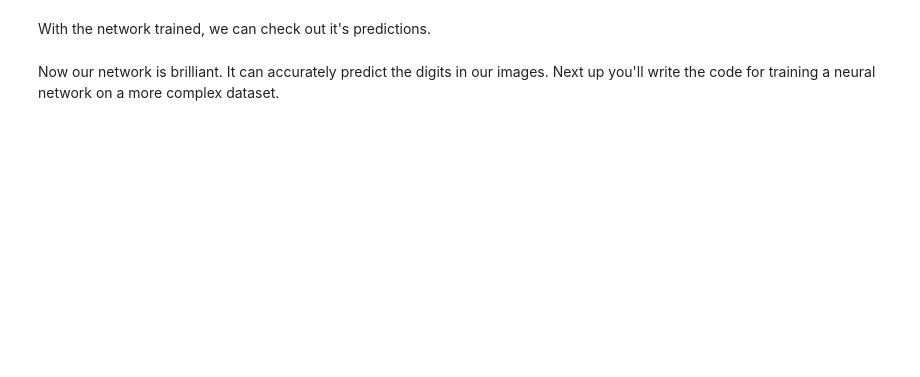
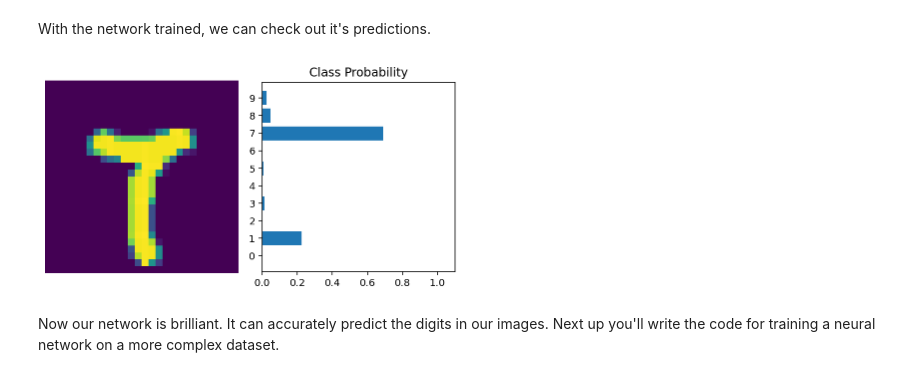
Before and after one commit to Bduz/intro_ml, a Jupyter notebook: Part 3 - Training Neural Networks.ipynb, the cells around one changed output. Drawn from its saved outputs; the diff is of its cells as text; code cells hidden in the pictures; blank space fills up the shorter version.

```diff
--- a/Part 3 - Training Neural Networks.ipynb
+++ b/Part 3 - Training Neural Networks.ipynb
@@ -117,7 +143,7 @@ from torchvision import datasets, transforms
 
 # Define a transform to normalize the data
 transform = transforms.Compose([transforms.ToTensor(),
-                              transforms.Normalize((0.5, 0.5, 0.5), (0.5, 0.5, 0.5)),
+                              transforms.Normalize((0.5), (0.5)),
                              ])
 # Download and load the training data
 trainset = datasets.MNIST('MNIST_data/', download=True, train=True, transform=transform)
@@ -209,13 +280,15 @@ With the network trained, we can check out it's predictions.
 # %%
 images, labels = next(iter(trainloader))
 
 img = images[0].view(1, 784)
 # Turn off gradients to speed up this part
 with torch.no_grad():
     logits = model.forward(img)
 
 # Output of the network are logits, need to take softmax for probabilities
 ps = F.softmax(logits, dim=1)
-helper.view_classify(img.view(1, 28, 28), ps)
+helperfuncs.view_classify(img.view(1, 28, 28), ps)
+# %% [output]
+[figure, added]
 # %% [markdown]
 Now our network is brilliant. It can accurately predict the digits in our images. Next up you'll write the code for training a neural network on a more complex dataset.
```
Also changed, not shown: parts of 13 cells of this notebook, 2 other files.
